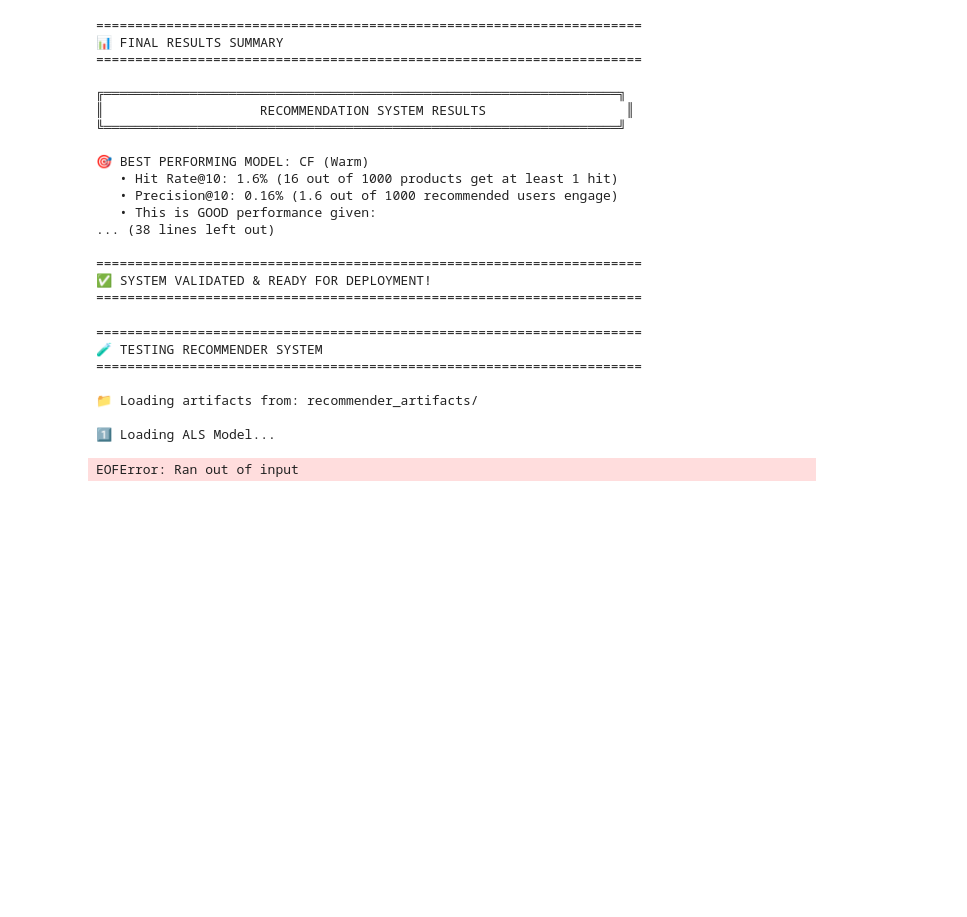
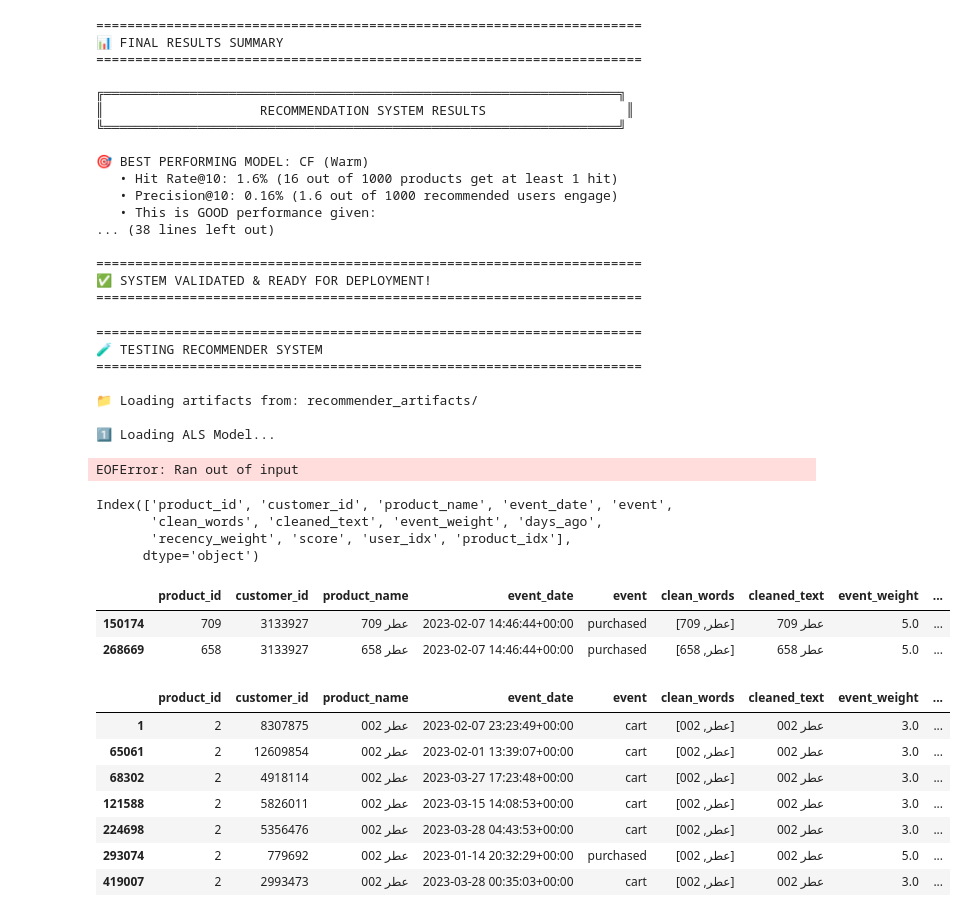
Before and after one commit to Mazenasag/E-Commerce_Recommendation_System, a Jupyter notebook: EDA_and_notebooks_trails/model_build.ipynb, the cells around one changed output. Cells and saved outputs as stored; diff of their text form; code cells hidden in the pictures; blank space fills up the shorter version.

```diff
--- a/EDA_and_notebooks_trails/model_build.ipynb
+++ b/EDA_and_notebooks_trails/model_build.ipynb
@@ -2813,3 +2813,27 @@ else:
 
 1️⃣ Loading ALS Model...
 EOFError: Ran out of input
+# %%
+df.columns
+# %% [output]
+Index(['product_id', 'customer_id', 'product_name', 'event_date', 'event',
+       'clean_words', 'cleaned_text', 'event_weight', 'days_ago',
+       'recency_weight', 'score', 'user_idx', 'product_idx'],
+      dtype='object')
+# %%
+df[df['customer_id']==3133927]
+# %% [output]
+|  | product_id | customer_id | product_name | event_date | event | clean_words | cleaned_text | event_weight | ... |
+| 150174 | 709 | 3133927 | عطر 709 | 2023-02-07 14:46:44+00:00 | purchased | [عطر, 709] | عطر 709 | 5.0 | ... |
+| 268669 | 658 | 3133927 | عطر 658 | 2023-02-07 14:46:44+00:00 | purchased | [عطر, 658] | عطر 658 | 5.0 | ... |
+# %%
+df[df['product_id']==2]
+# %% [output]
+|  | product_id | customer_id | product_name | event_date | event | clean_words | cleaned_text | event_weight | ... |
+| 1 | 2 | 8307875 | عطر 002 | 2023-02-07 23:23:49+00:00 | cart | [عطر, 002] | عطر 002 | 3.0 | ... |
+| 65061 | 2 | 12609854 | عطر 002 | 2023-02-01 13:39:07+00:00 | cart | [عطر, 002] | عطر 002 | 3.0 | ... |
+| 68302 | 2 | 4918114 | عطر 002 | 2023-03-27 17:23:48+00:00 | cart | [عطر, 002] | عطر 002 | 3.0 | ... |
+| 121588 | 2 | 5826011 | عطر 002 | 2023-03-15 14:08:53+00:00 | cart | [عطر, 002] | عطر 002 | 3.0 | ... |
+| 224698 | 2 | 5356476 | عطر 002 | 2023-03-28 04:43:53+00:00 | cart | [عطر, 002] | عطر 002 | 3.0 | ... |
+| 293074 | 2 | 779692 | عطر 002 | 2023-01-14 20:32:29+00:00 | purchased | [عطر, 002] | عطر 002 | 5.0 | ... |
+| 419007 | 2 | 2993473 | عطر 002 | 2023-03-28 00:35:03+00:00 | cart | [عطر, 002] | عطر 002 | 3.0 | ... |
```
Also changed, not shown: 12 other files.
